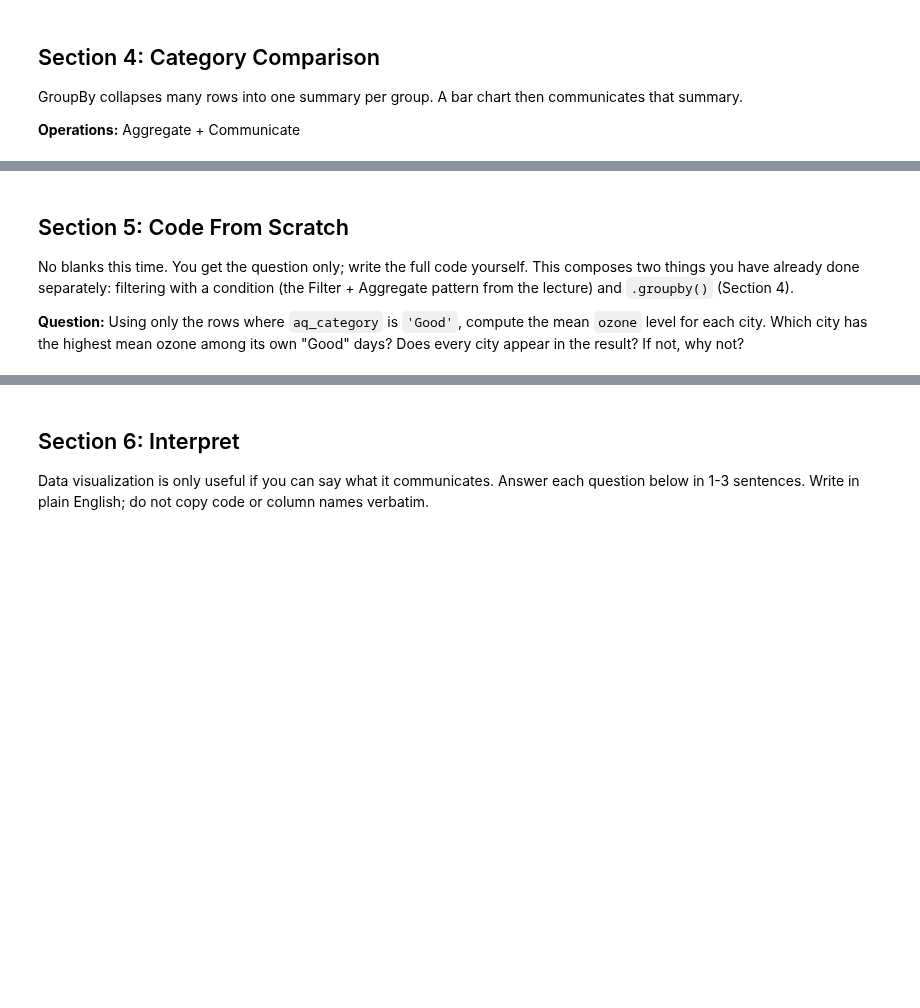
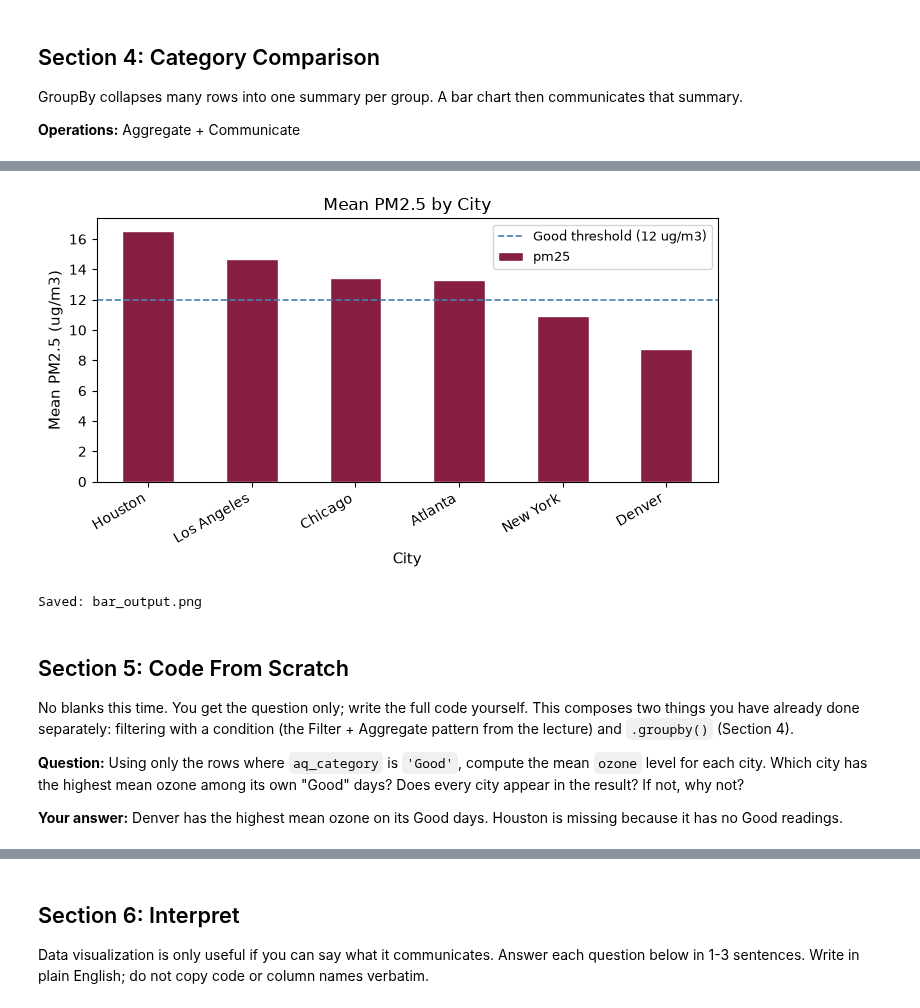
Before and after one commit to aramoudi/cs5045, a Jupyter notebook: M9/hw9.ipynb, the cells around one changed output, grey strips where cells are left out. Drawn from its saved outputs; the diff is of its cells as text; code cells hidden in the pictures; blank space fills up the shorter version.

```diff
--- a/M9/hw9.ipynb
+++ b/M9/hw9.ipynb
@@ -126,9 +149,9 @@ def aq_label(v):
         str -- 'Good', 'Moderate', or 'Unhealthy'
     """
     if v < 12:
-        return __________
+        return 'Good'
     elif v < 20:
-        return __________
+        return 'Moderate'
     else:
         return 'Unhealthy'
 
@@ -141,6 +171,6 @@ print(df['aq_category'].value_counts())
 #     Fill in the group column and the value column.
 #     Store the result in city_means and print it.
 
-city_means = df.groupby(__________)[__________].mean().round(2)
+city_means = df.groupby('city')['pm25'].mean().round(2)
 print('Mean PM2.5 by city:')
 print(city_means)
@@ -147,34 +187,39 @@ print(city_means)
 # %%
 # 4c. Create a bar chart showing mean PM2.5 by city.
 #     Sort from highest to lowest (ascending=False).
 #     Add a horizontal reference line at PM2.5 = 12.
 #     Fill in the title and save the file as 'bar_output.png'.
 
 fig, ax = plt.subplots(figsize=(7, 4))
 
 city_means.sort_values(ascending=False).plot(
     kind='bar', ax=ax, color='#861F41', edgecolor='white'
 )
 
 ax.axhline(12, color='steelblue', linestyle='--', linewidth=1.2,
            label='Good threshold (12 ug/m3)')
 ax.legend(fontsize=9)
 
-ax.set_title(__________)
+ax.set_title('Mean PM2.5 by City')
 ax.set_xlabel('City', fontsize=11)
 ax.set_ylabel('Mean PM2.5 (ug/m3)', fontsize=11)
 ax.set_xticklabels(ax.get_xticklabels(), rotation=30, ha='right')
 
 plt.tight_layout()
 plt.savefig('bar_output.png', dpi=150, bbox_inches='tight')
 plt.show()
 print('Saved: bar_output.png')
+# %% [output]
+[figure, added]
+Saved: bar_output.png
 # %% [markdown]
 ## Section 5: Code From Scratch
 
 No blanks this time. You get the question only; write the full code yourself. This composes two things you have already done separately: filtering with a condition (the Filter + Aggregate pattern from the lecture) and `.groupby()` (Section 4).
 
 **Question:** Using only the rows where `aq_category` is `'Good'`, compute the mean `ozone` level for each city. Which city has the highest mean ozone among its own "Good" days? Does every city appear in the result? If not, why not?
+
+**Your answer:** Denver has the highest mean ozone on its Good days. Houston is missing because it has no Good readings.
 # %%
 # Write your own code below. No starter code or blanks are provided for this section.
 #
```
Also changed, not shown: parts of 13 cells of this notebook, 2 other files.
